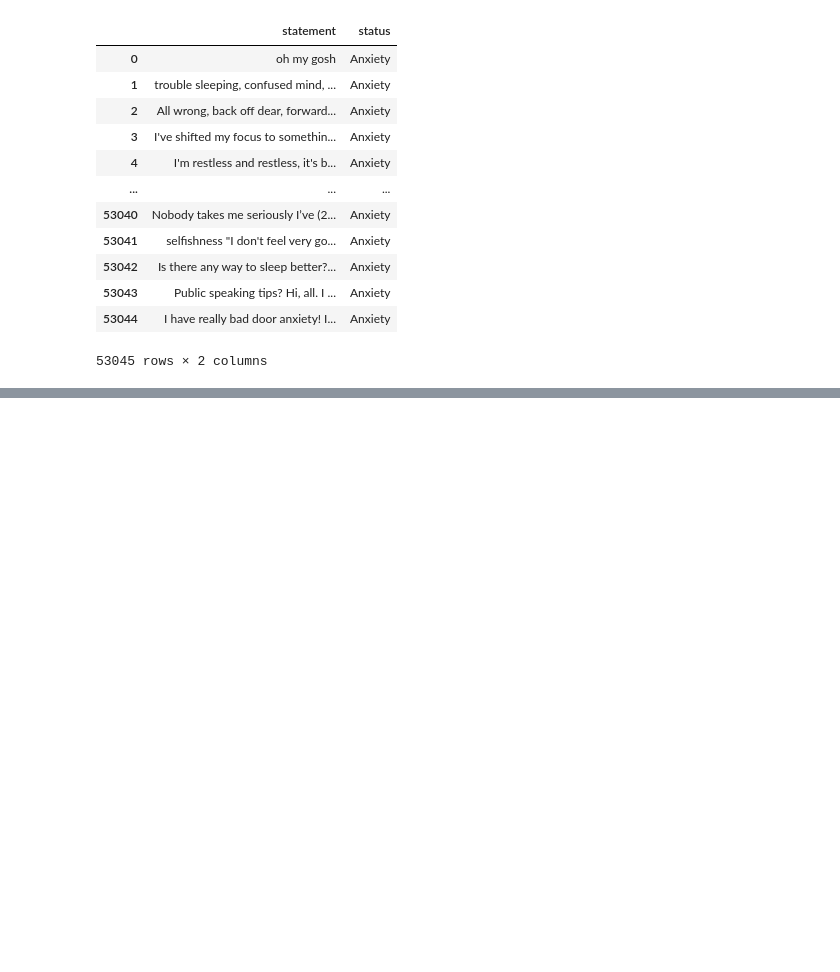
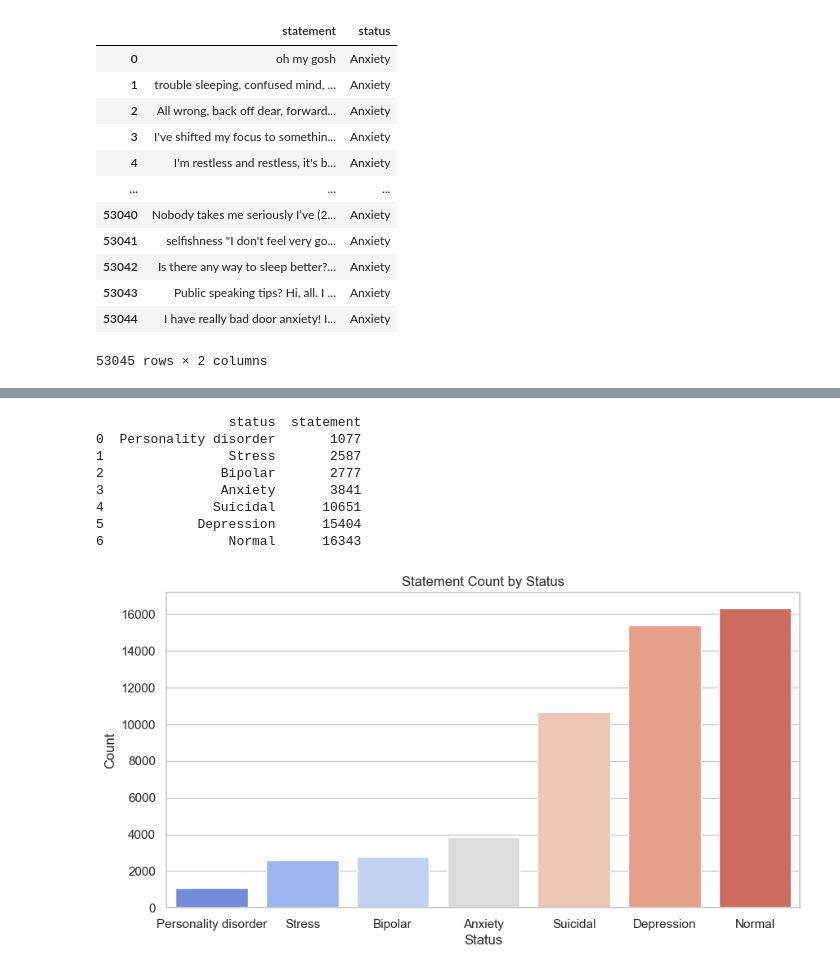
Before and after one commit to Rohit-workk/Mental-Health-Classification, a Jupyter notebook: basic_preprocess.ipynb, the cells around one changed output, grey strips where cells are left out. Saved outputs shown, nothing was run; the diff lists cells and outputs as text; code cells hidden in the pictures; blank space fills up the shorter version.

```diff
--- a/basic_preprocess.ipynb
+++ b/basic_preprocess.ipynb
@@ -26,0 +41,3 @@ df
+# %%
+# lets drop them
+df.dropna(inplace=True)
@@ -26,0 +81,21 @@ df
+# %%
+# lets undersatnd the class distribution of data
+data = df.groupby('status')['statement'].count().sort_values().reset_index()
+print(data)
+
+plt.figure(figsize=(10,5))
+sns.barplot(data=data, x='status', y='statement',palette="coolwarm")
+plt.xlabel('Status')
+plt.ylabel('Count')
+plt.title('Statement Count by Status')
+plt.show()
+# %% [output]
+                 status  statement
+0  Personality disorder       1077
+1                Stress       2587
+2               Bipolar       2777
+3               Anxiety       3841
+4              Suicidal      10651
+5            Depression      15404
+6                Normal      16343
+[figure, added]
```
Also changed, not shown: parts of 65 cells of this notebook, 3 other files.
